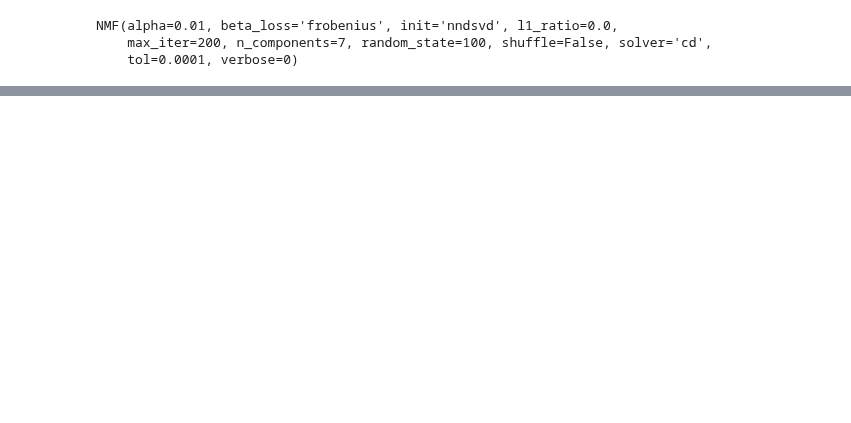
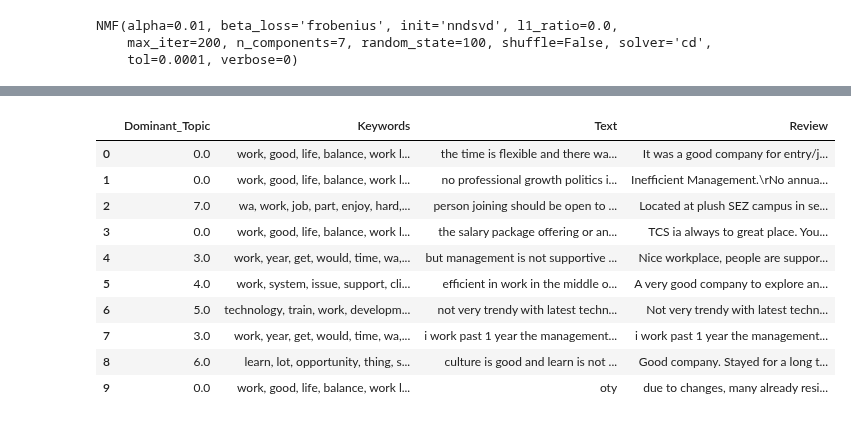
Before and after one commit to toadies/smu-ds-opinion-mining-co-reviews, a Jupyter notebook: notebooks/Section 4 - 3 - LDA- Sentences.ipynb, the cells around one changed output, grey strips where cells are left out. Drawn from its saved outputs; the diff is of its cells as text; code cells hidden in the pictures; blank space fills up the shorter version.

```diff
--- a/notebooks/Section 4 - 3 - LDA- Sentences.ipynb
+++ b/notebooks/Section 4 - 3 - LDA- Sentences.ipynb
@@ -408,3 +389,6 @@ for idx, topic in enumerate(nmf.components_):
 
 with open("../results/Sklearn-LDA/sklearn-nmf-topic-k-7-a-0.01.json", "w") as f:
     json.dump(aspect, f)
+# %%
+with open(("../data/gensim-topic_sent_reviews.pkl"), "rb") as f:
+        topic_sent_review = pickle.load(f)
@@ -410,0 +409,20 @@ with open("../results/Sklearn-LDA/sklearn-nmf-topic-k-7-a-0.01.json", "w") as f:
+# %%
+topic_sent_review_copy = topic_sent_review.iloc[:,[1,3,4,6]]
+topic_sent_review_sample = topic_sent_review_copy.sample(n=500,random_state=100)
+topic_sent_review_sample.reset_index(inplace = True)
+# %%
+topic_sent_review_sample.drop(columns='index',inplace=True)
+# %%
+topic_sent_review_sample.head(10)
+# %% [output]
+|  | Dominant_Topic | Keywords | Text | Review |
+| 0 | 0.0 | work, good, life, balance, work l... | the time is flexible and there wa... | It was a good company for entry/j... |
+| 1 | 0.0 | work, good, life, balance, work l... | no professional growth politics i... | Inefficient Management.\rNo annua... |
+| 2 | 7.0 | wa, work, job, part, enjoy, hard,... | person joining should be open to ... | Located at plush SEZ campus in se... |
+| 3 | 0.0 | work, good, life, balance, work l... | the salary package offering or an... | TCS ia always to great place. You... |
+| 4 | 3.0 | work, year, get, would, time, wa,... | but management is not supportive ... | Nice workplace, people are suppor... |
+| 5 | 4.0 | work, system, issue, support, cli... | efficient in work in the middle o... | A very good company to explore an... |
+| 6 | 5.0 | technology, train, work, developm... | not very trendy with latest techn... | Not very trendy with latest techn... |
+| 7 | 3.0 | work, year, get, would, time, wa,... | i work past 1 year the management... | i work past 1 year the management... |
+| 8 | 6.0 | learn, lot, opportunity, thing, s... | culture is good and learn is not ... | Good company. Stayed for a long t... |
+| 9 | 0.0 | work, good, life, balance, work l... | oty | due to changes, many already resi... |
```
Also changed, not shown: parts of 8 cells of this notebook, 6 other files.
